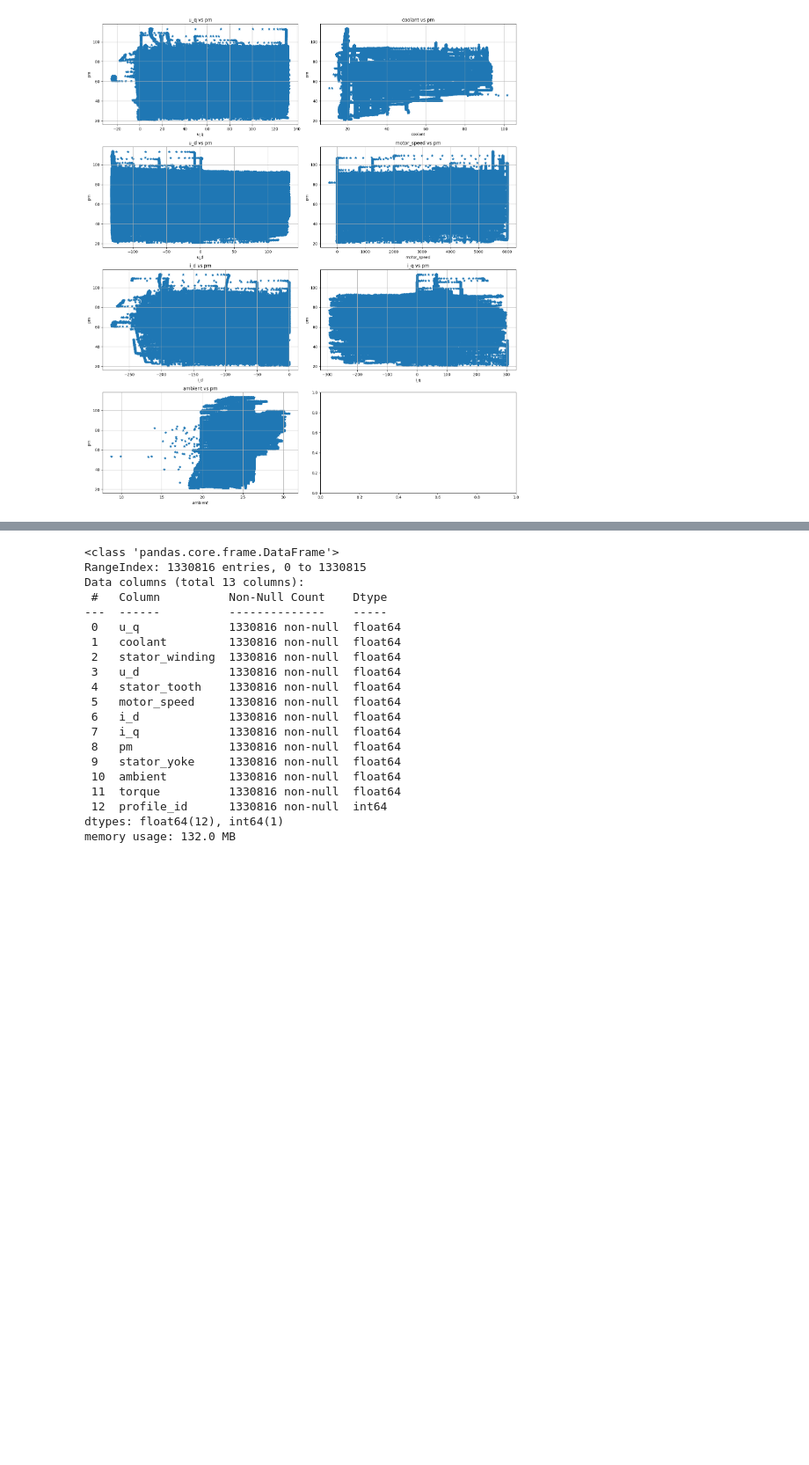
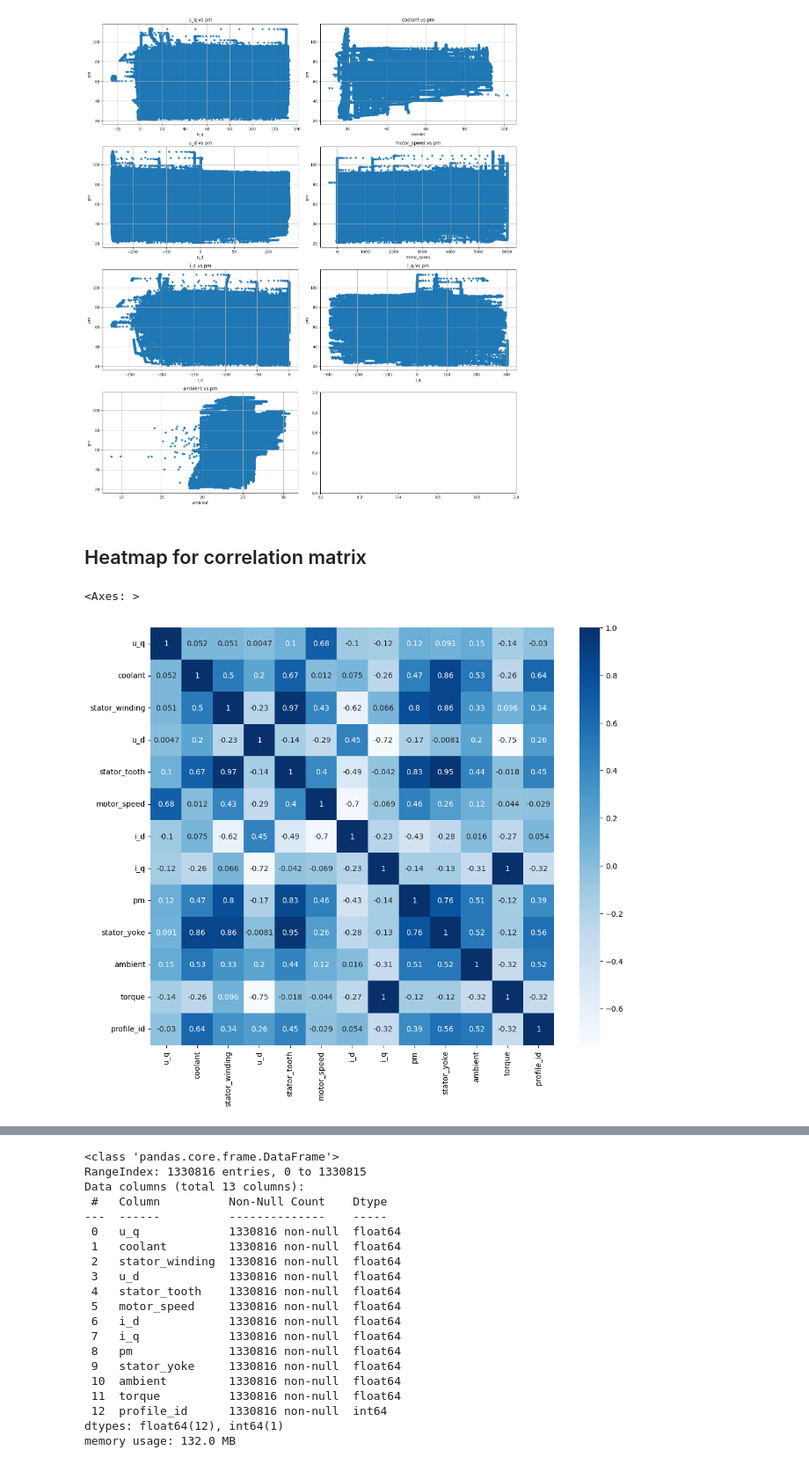
Before and after one commit to Jayeshpra/Electric-Motor-Temperature-Prediction, a Jupyter notebook: Data Collection and Analysis/Data_analysis.ipynb, the cells around one changed output, grey strips where cells are left out. Shown at 88% size. Saved outputs shown, nothing was run; the diff lists cells and outputs as text; code cells hidden in the pictures; blank space fills up the shorter version.

```diff
--- a/Data Collection and Analysis/Data_analysis.ipynb
+++ b/Data Collection and Analysis/Data_analysis.ipynb
@@ -159,3 +160,11 @@ plt.tight_layout()
 plt.show()
 # %% [output]
 [figure]
+# %% [markdown]
+## Heatmap for correlation matrix
+# %%
+plt.figure(figsize=(12, 10))
+sns.heatmap(Dataframe.corr(), annot=True, cmap='Blues')
+# %% [output]
+<Axes: >
+[figure, added]
```
Also changed, not shown: parts of 4 cells of this notebook.
